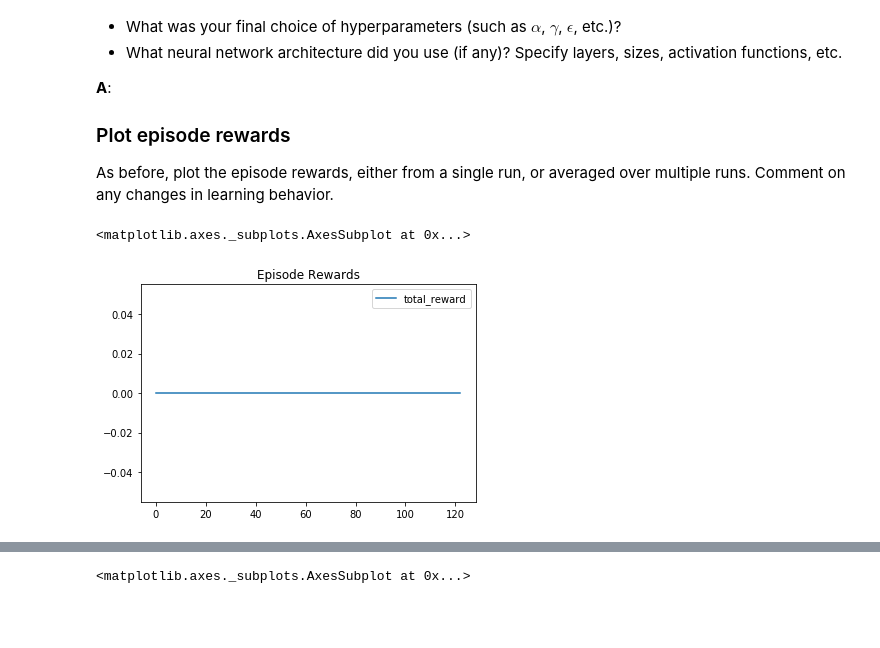
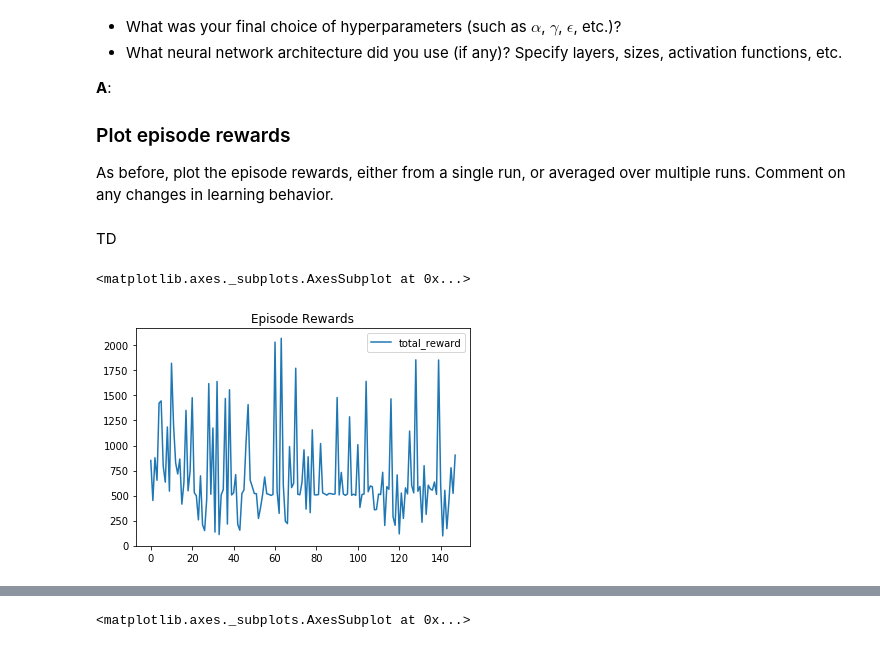
Before and after one commit to stayyule/RL-Quadcopter, a Jupyter notebook: quad_controller_rl/notebooks/RL-Quadcopter.ipynb, the cells around one changed output, grey strips where cells are left out. Drawn from its saved outputs; the diff is of its cells as text; code cells hidden in the pictures; blank space fills up the shorter version.

```diff
--- a/quad_controller_rl/notebooks/RL-Quadcopter.ipynb
+++ b/quad_controller_rl/notebooks/RL-Quadcopter.ipynb
@@ -208,12 +208,14 @@ class Hover(BaseTask):
 ### Plot episode rewards
 
 As before, plot the episode rewards, either from a single run, or averaged over multiple runs. Comment on any changes in learning behavior.
+# %% [markdown]
+TD
 # %%
 # TODO: Read and plot episode rewards
 import pandas as pd
 
-df_stats = pd.read_csv("..\out\stats_2019-07-01_10-23-57.csv")
+df_stats = pd.read_csv("..\out\stats_2019-07-01_10-54-24.csv")
 df_stats[['total_reward']].plot(title="Episode Rewards")
 # %% [output]
 <matplotlib.axes._subplots.AxesSubplot at 0x...>
-[figure, old version]
+[figure, new version]
```
Also changed, not shown: parts of 1 cell of this notebook.
